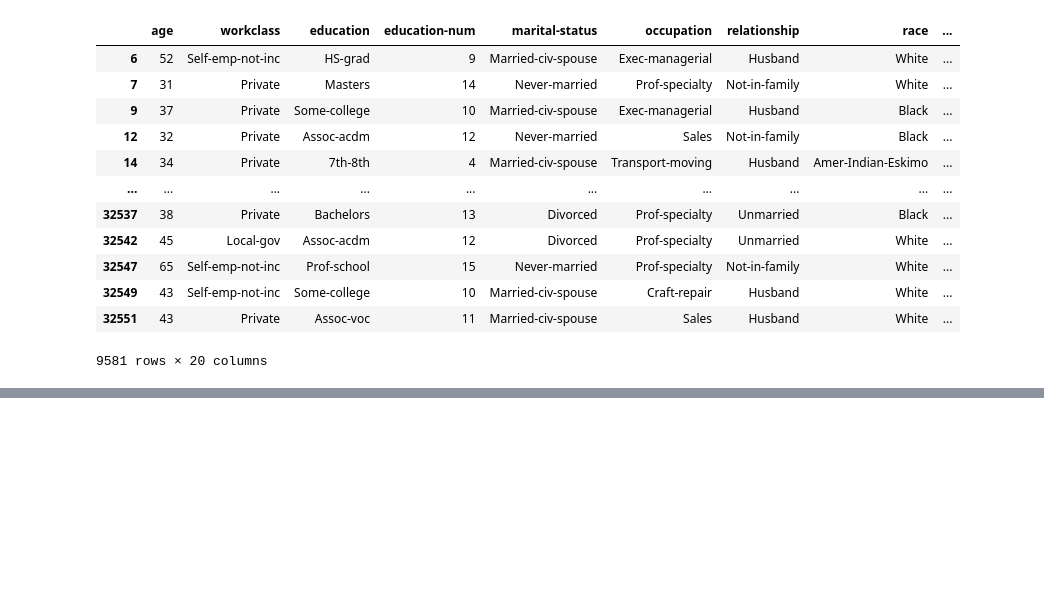
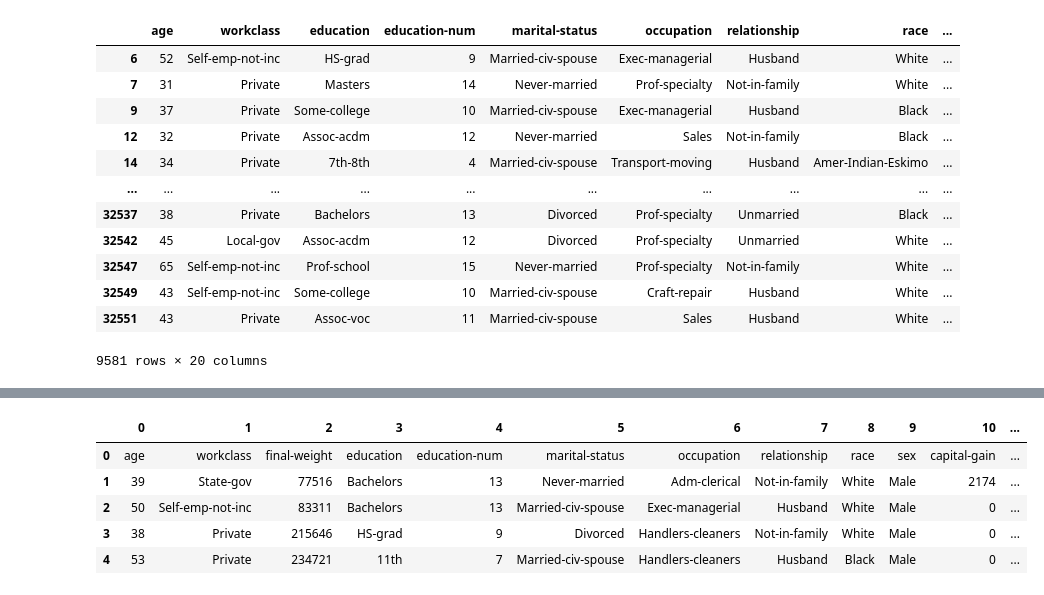
Before and after one commit to nunesfi/Machine_Learning, a Jupyter notebook: project/pandas_dataframe.ipynb, the cells around one changed output, grey strips where cells are left out. Saved outputs shown, nothing was run; the diff lists cells and outputs as text; code cells hidden in the pictures; blank space fills up the shorter version.

```diff
--- a/project/pandas_dataframe.ipynb
+++ b/project/pandas_dataframe.ipynb
@@ -719,0 +1243,11 @@ dataset.loc[dataset['hardwork']]
+# %%
+#Caso não desejar exibir o cabeçalho com os nomes das colunas
+dataset = pd.read_csv('/home/nunesfi/Desktop/IA/files/census.csv', header=None).head(5)
+dataset
+# %% [output]
+|  | 0 | 1 | 2 | 3 | 4 | 5 | 6 | 7 | 8 | 9 | 10 | ... |
+| 0 | age | workclass | final-weight | education | education-num | marital-status | occupation | relationship | race | sex | capital-gain | ... |
+| 1 | 39 | State-gov | 77516 | Bachelors | 13 | Never-married | Adm-clerical | Not-in-family | White | Male | 2174 | ... |
+| 2 | 50 | Self-emp-not-inc | 83311 | Bachelors | 13 | Married-civ-spouse | Exec-managerial | Husband | White | Male | 0 | ... |
+| 3 | 38 | Private | 215646 | HS-grad | 9 | Divorced | Handlers-cleaners | Not-in-family | White | Male | 0 | ... |
+| 4 | 53 | Private | 234721 | 11th | 7 | Married-civ-spouse | Handlers-cleaners | Husband | Black | Male | 0 | ... |
```
Also changed, not shown: parts of 67 cells of this notebook, 2 other files.
